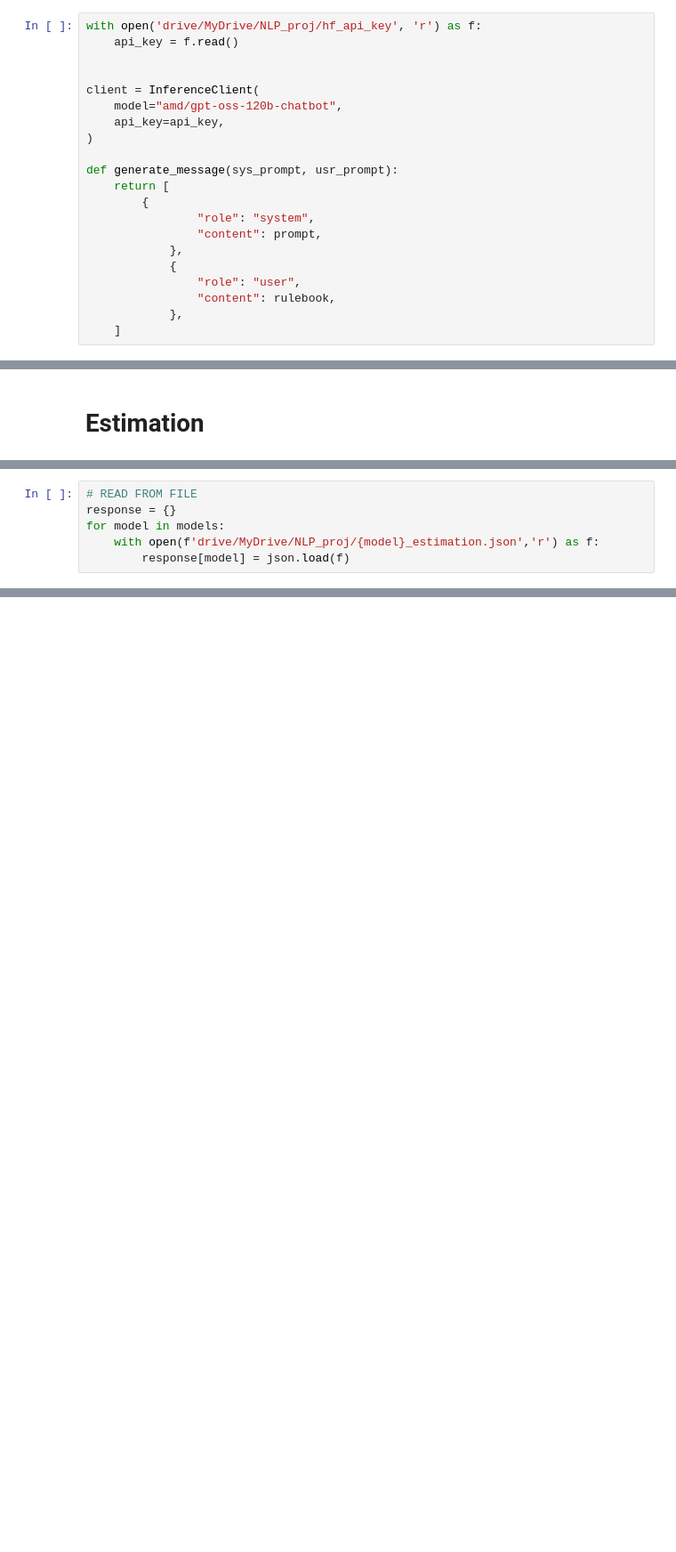
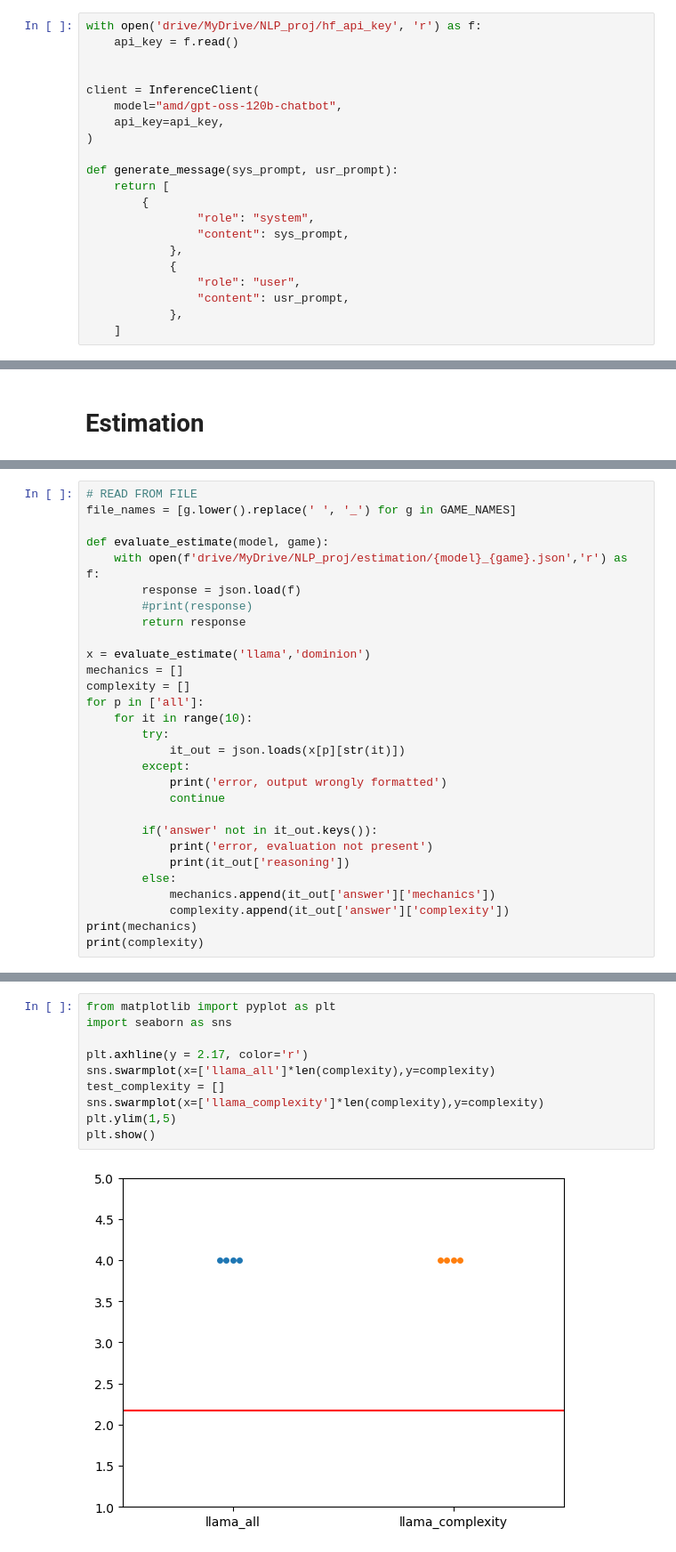
Before and after one commit to prometheus404/NLP_proj, a Jupyter notebook: evaluation.ipynb, the cells around one changed output, grey strips where cells are left out. Shown at 89% size. Drawn from its saved outputs; the diff is of its cells as text; blank space fills up the shorter version.

```diff
--- a/evaluation.ipynb
+++ b/evaluation.ipynb
@@ -27,11 +30,11 @@ def generate_message(sys_prompt, usr_prompt):
     return [
         {
                 "role": "system",
-                "content": prompt,
+                "content": sys_prompt,
             },
             {
                 "role": "user",
-                "content": rulebook,
+                "content": usr_prompt,
             },
     ]
 # %% [markdown]
@@ -186,6 +201,29 @@ lvl4: 6/25
 # %%
 # READ FROM FILE
-response = {}
-for model in models:
-    with open(f'drive/MyDrive/NLP_proj/{model}_estimation.json','r') as f:
-        response[model] = json.load(f)
+file_names = [g.lower().replace(' ', '_') for g in GAME_NAMES]
+
+def evaluate_estimate(model, game):
+    with open(f'drive/MyDrive/NLP_proj/estimation/{model}_{game}.json','r') as f:
+        response = json.load(f)
+        #print(response)
+        return response
+
+x = evaluate_estimate('llama','dominion')
+mechanics = []
+complexity = []
+for p in ['all']:
+    for it in range(10):
+        try:
+            it_out = json.loads(x[p][str(it)])
+        except:
+            print('error, output wrongly formatted')
+            continue
+
+        if('answer' not in it_out.keys()):
+            print('error, evaluation not present')
+            print(it_out['reasoning'])
+        else:
+            mechanics.append(it_out['answer']['mechanics'])
+            complexity.append(it_out['answer']['complexity'])
+print(mechanics)
+print(complexity)
@@ -191,0 +245,12 @@ for model in models:
+# %%
+from matplotlib import pyplot as plt
+import seaborn as sns
+
+plt.axhline(y = 2.17, color='r')
+sns.swarmplot(x=['llama_all']*len(complexity),y=complexity)
+test_complexity = []
+sns.swarmplot(x=['llama_complexity']*len(complexity),y=complexity)
+plt.ylim(1,5)
+plt.show()
+# %% [output]
+[figure, added]
```
Also changed, not shown: parts of 9 cells of this notebook.
